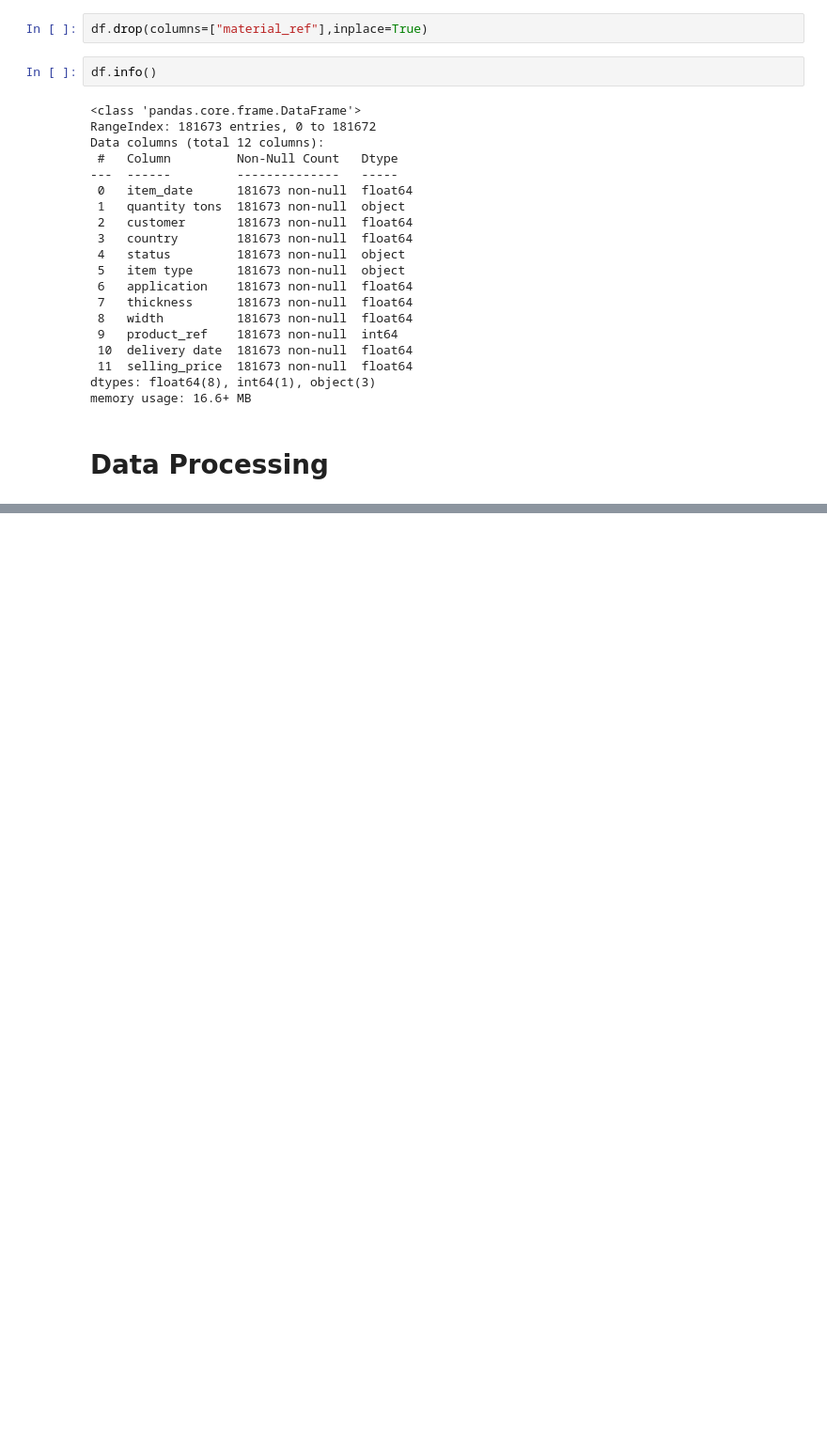
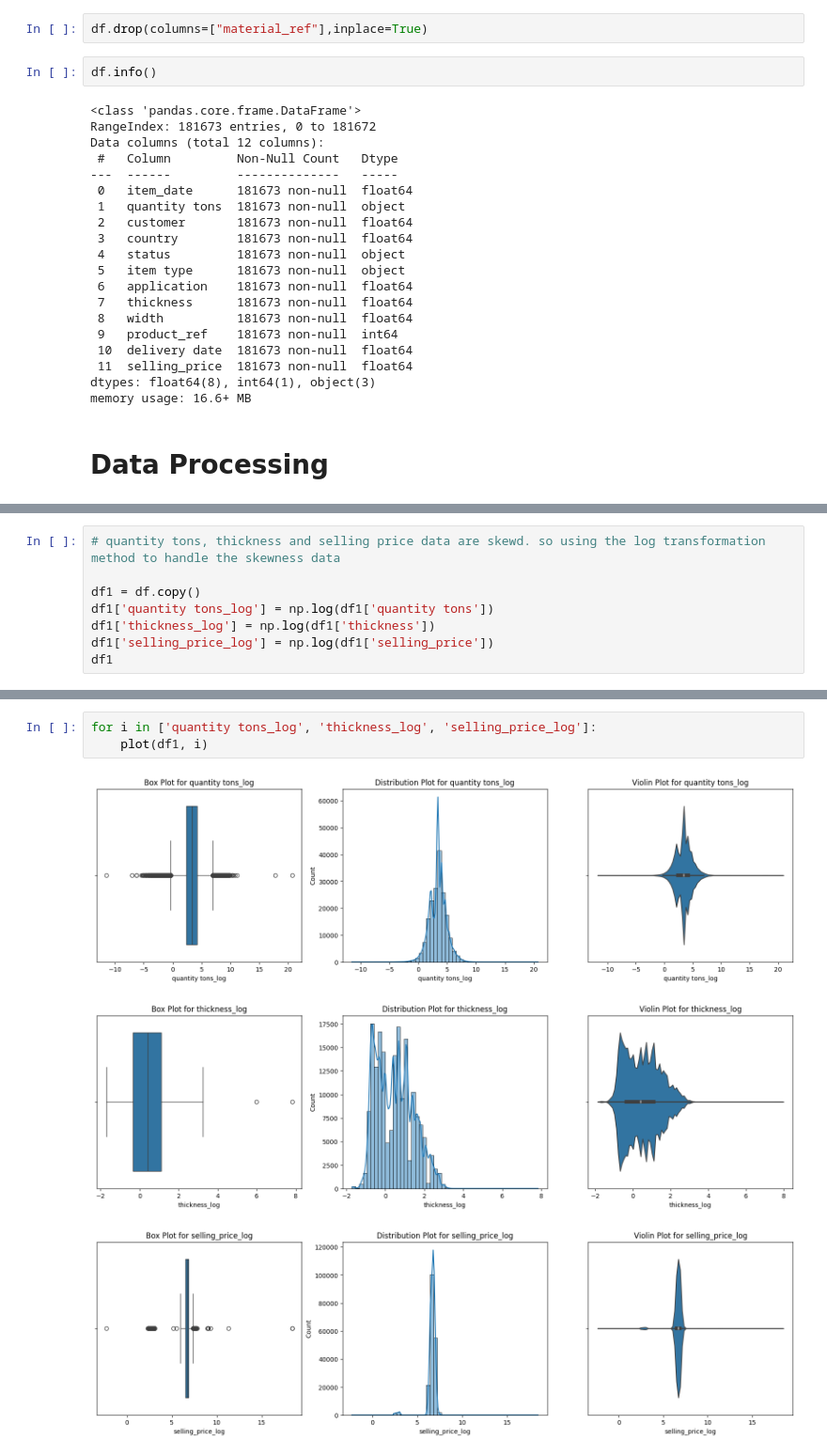
Before and after one commit to Saravanan-20G/Project-5---Industrial-Copper-Modeling, a Jupyter notebook: Copper_Modeling.ipynb, the cells around one changed output, grey strips where cells are left out. Shown at 94% size. Drawn from its saved outputs; the diff is of its cells as text; blank space fills up the shorter version.

```diff
--- a/Copper_Modeling.ipynb
+++ b/Copper_Modeling.ipynb
@@ -198,0 +331,8 @@ df.drop(df[df['quantity tons'] >= 50000000.0].index, inplace=True)
+# %%
+# quantity tons, thickness and selling price data are skewd. so using the log transformation method to handle the skewness data
+
+df1 = df.copy()
+df1['quantity tons_log'] = np.log(df1['quantity tons'])
+df1['thickness_log'] = np.log(df1['thickness'])
+df1['selling_price_log'] = np.log(df1['selling_price'])
+df1
@@ -198,0 +353,7 @@ df.drop(df[df['quantity tons'] >= 50000000.0].index, inplace=True)
+# %%
+for i in ['quantity tons_log', 'thickness_log', 'selling_price_log']:
+    plot(df1, i)
+# %% [output]
+[figure, added]
+[figure, added]
+[figure, added]
```
Also changed, not shown: parts of 44 cells of this notebook.
